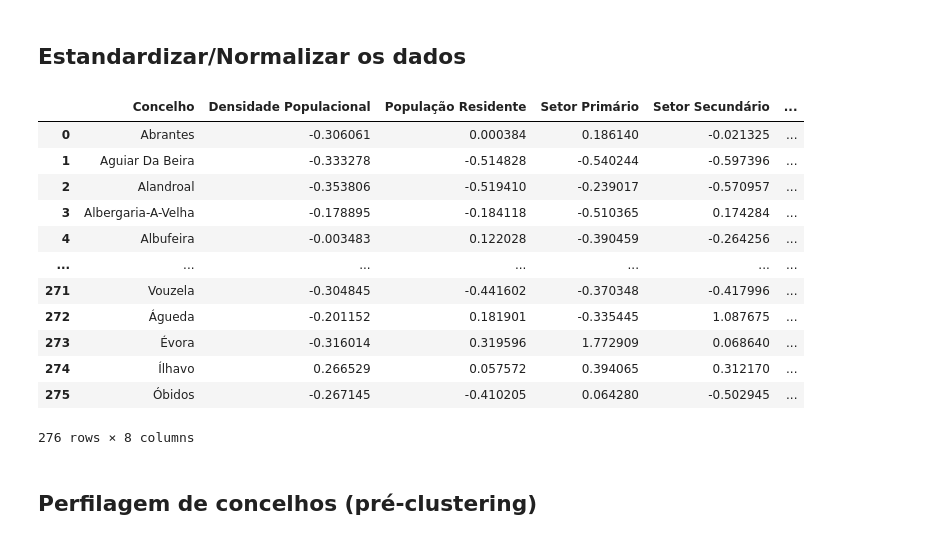
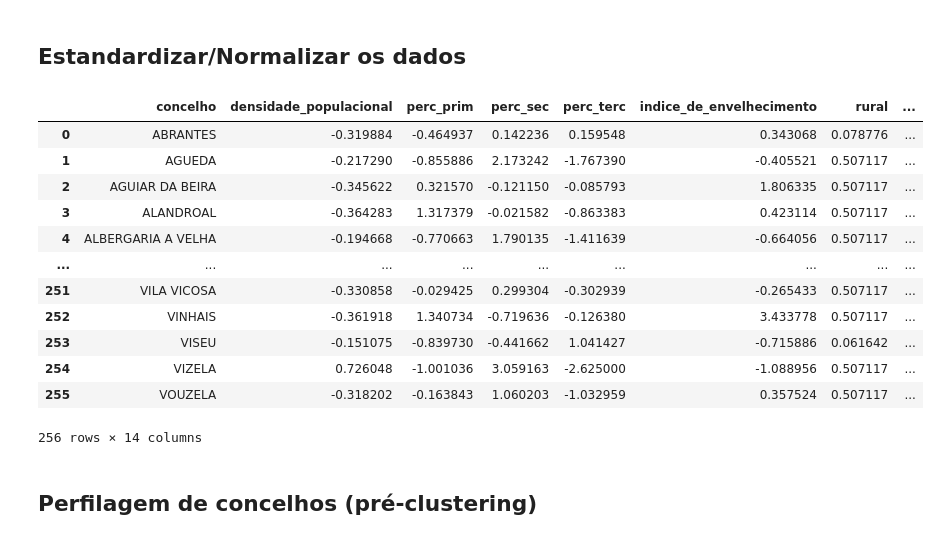
Before and after one commit to Vullkano/pfacd, a Jupyter notebook: rascunhos/freitas/5.0. ConcelhosClusters.ipynb, the cells around one changed output. Saved outputs shown, nothing was run; the diff lists cells and outputs as text; code cells hidden in the pictures.

```diff
--- a/rascunhos/freitas/5.0. ConcelhosClusters.ipynb
+++ b/rascunhos/freitas/5.0. ConcelhosClusters.ipynb
@@ -33,7 +36,8 @@ p = Path.cwd()
 data_folder = p.parent.parent / "data"
 shape_folder = p.parent.parent / "shape"
 # %%
-file = data_folder / "QuebrasJuntoInc.xlsx"
-QuebrasFinal = pd.read_excel(file)
+# file = data_folder / "QuebrasJuntoInc.xlsx"
+file = data_folder / "EventosFinalCompleto.feather"
+QuebrasFinal = pd.read_feather(file)
 QuebrasFinal
 # %% [output]
@@ -73,12 +90,12 @@ Index(['Código do Relatório', 'Concelho', 'Data do incidente',
 # %%
 # Selecionar as colunas desejadas
-ColunasConcelhoInteresse = ["Concelho", "Densidade Populacional", "População Residente",
-                    "Setor Primário", "Setor Secundário", "Setor Terciário",
-                    "Indice de Envelhecimento", "Rural"]
+ColunasConcelhoInteresse = ['concelho', 'densidade_populacional', 'perc_prim', 'perc_sec', 'perc_terc', 'indice_de_envelhecimento',
+                            'rural', 'total_concelho_zonas', 'count_zonaa', 'count_zonab', 'count_zonac',
+                            'n_subestacoes_concelho', 'MaxHeight', 'MinHeight']
 
 df_selected = QuebrasFinal[ColunasConcelhoInteresse]
 
 # Agrupar pelo concelho e calcular a média das outras métricas
-ConcelhoStats = df_selected.groupby('Concelho').mean().reset_index()
+ConcelhoStats = df_selected.groupby('concelho').mean().reset_index()
 ConcelhoStats
 # %% [output]
@@ -100,37 +117,37 @@ ConcelhoStats
 # %%
 # Escolher o que queres
 _ = False
 
 if _ == True:
     # Criar o objeto do normalizador Min-Max
     scaler = MinMaxScaler()
 
     # Normalizar as colunas numéricas
-    ConcelhoStats.iloc[:,1:8] = scaler.fit_transform(ConcelhoStats.iloc[:,1:8])
+    ConcelhoStats.iloc[:,1:len(ColunasConcelhoInteresse)] = scaler.fit_transform(ConcelhoStats.iloc[:,1:len(ColunasConcelhoInteresse)])
 
 else:
     # Criar o objeto do estandardizador
     scaler = StandardScaler()
 
     # Estandardizar as colunas numéricas
-    ConcelhoStats.iloc[:,1:8] = scaler.fit_transform(ConcelhoStats.iloc[:,1:8])
+    ConcelhoStats.iloc[:,1:len(ColunasConcelhoInteresse)] = scaler.fit_transform(ConcelhoStats.iloc[:,1:len(ColunasConcelhoInteresse)])
 
 # Resultado final
 ConcelhoStats
 # %% [output]
-|  | Concelho | Densidade Populacional | População Residente | Setor Primário | Setor Secundário | ... |
-| 0 | Abrantes | -0.306061 | 0.000384 | 0.186140 | -0.021325 | ... |
-| 1 | Aguiar Da Beira | -0.333278 | -0.514828 | -0.540244 | -0.597396 | ... |
-| 2 | Alandroal | -0.353806 | -0.519410 | -0.239017 | -0.570957 | ... |
-| 3 | Albergaria-A-Velha | -0.178895 | -0.184118 | -0.510365 | 0.174284 | ... |
-| 4 | Albufeira | -0.003483 | 0.122028 | -0.390459 | -0.264256 | ... |
-| ... | ... | ... | ... | ... | ... | ... |
-| 271 | Vouzela | -0.304845 | -0.441602 | -0.370348 | -0.417996 | ... |
-| 272 | Águeda | -0.201152 | 0.181901 | -0.335445 | 1.087675 | ... |
-| 273 | Évora | -0.316014 | 0.319596 | 1.772909 | 0.068640 | ... |
-| 274 | Ílhavo | 0.266529 | 0.057572 | 0.394065 | 0.312170 | ... |
-| 275 | Óbidos | -0.267145 | -0.410205 | 0.064280 | -0.502945 | ... |
+|  | concelho | densidade_populacional | perc_prim | perc_sec | perc_terc | indice_de_envelhecimento | rural | ... |
+| 0 | ABRANTES | -0.319884 | -0.464937 | 0.142236 | 0.159548 | 0.343068 | 0.078776 | ... |
+| 1 | AGUEDA | -0.217290 | -0.855886 | 2.173242 | -1.767390 | -0.405521 | 0.507117 | ... |
+| 2 | AGUIAR DA BEIRA | -0.345622 | 0.321570 | -0.121150 | -0.085793 | 1.806335 | 0.507117 | ... |
+| 3 | ALANDROAL | -0.364283 | 1.317379 | -0.021582 | -0.863383 | 0.423114 | 0.507117 | ... |
+| 4 | ALBERGARIA A VELHA | -0.194668 | -0.770663 | 1.790135 | -1.411639 | -0.664056 | 0.507117 | ... |
+| ... | ... | ... | ... | ... | ... | ... | ... | ... |
+| 251 | VILA VICOSA | -0.330858 | -0.029425 | 0.299304 | -0.302939 | -0.265433 | 0.507117 | ... |
+| 252 | VINHAIS | -0.361918 | 1.340734 | -0.719636 | -0.126380 | 3.433778 | 0.507117 | ... |
+| 253 | VISEU | -0.151075 | -0.839730 | -0.441662 | 1.041427 | -0.715886 | 0.061642 | ... |
+| 254 | VIZELA | 0.726048 | -1.001036 | 3.059163 | -2.625000 | -1.088956 | 0.507117 | ... |
+| 255 | VOUZELA | -0.318202 | -0.163843 | 1.060203 | -1.032959 | 0.357524 | 0.507117 | ... |
-276 rows × 8 columns
+256 rows × 14 columns
 # %% [markdown]
 ## Perfilagem de concelhos (pré-clustering)
 # %%
```
Also changed, not shown: parts of 23 cells of this notebook, 8 other files.
